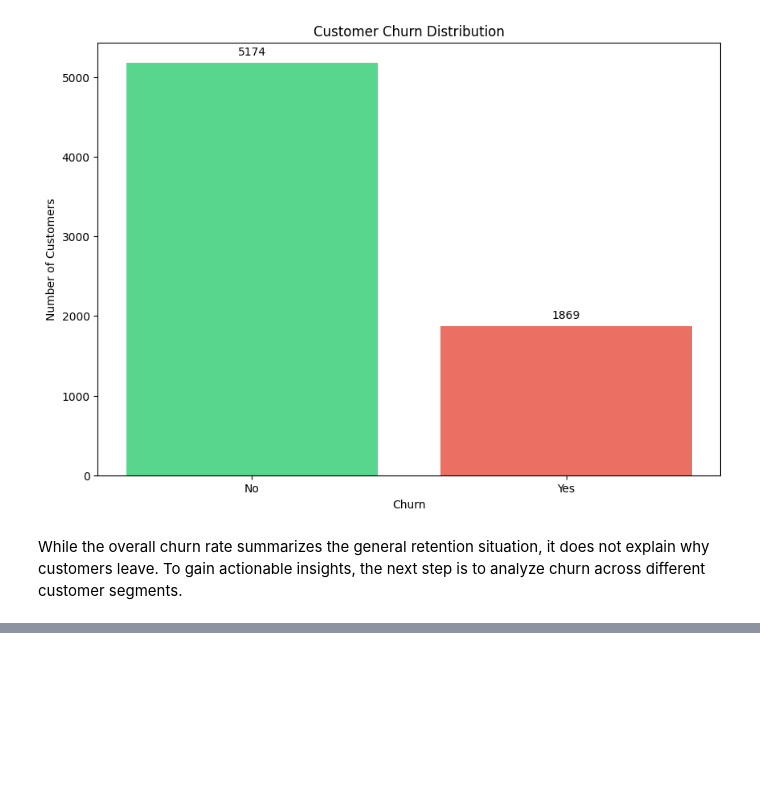
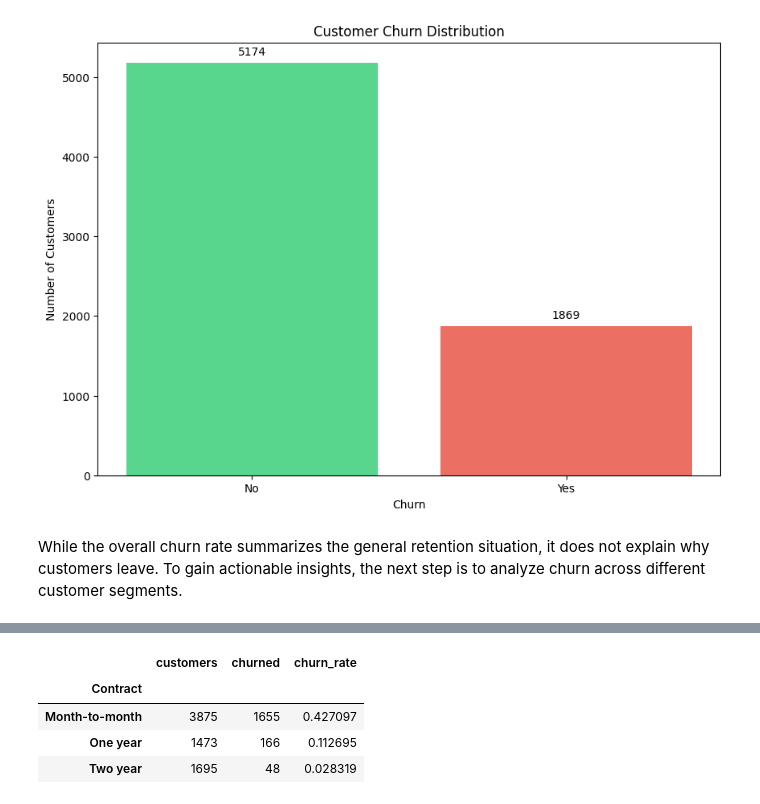
Before and after one commit to Zakat-pm/telecom-customer-churn-analysis, a Jupyter notebook: notebooks/01_data_overview.ipynb, the cells around one changed output, grey strips where cells are left out. Drawn from its saved outputs; the diff is of its cells as text; code cells hidden in the pictures; blank space fills up the shorter version.

```diff
--- a/notebooks/01_data_overview.ipynb
+++ b/notebooks/01_data_overview.ipynb
@@ -169,0 +185,19 @@ To gain actionable insights, the next step is to analyze churn across different
+# %%
+contract_summary = (
+    df.assign(churn_flag=(df["Churn"] == "Yes").astype(int))
+      .groupby("Contract", as_index=True)
+      .agg(
+          customers=("churn_flag", "size"),
+          churned=("churn_flag", "sum")
+      )
+      .assign(churn_rate=lambda x: x["churned"] / x["customers"])
+      .sort_values("churn_rate", ascending=False)
+)
+
+contract_summary
+# %% [output]
+|  | customers | churned | churn_rate |
+| Contract |  |  |  |
+| Month-to-month | 3875 | 1655 | 0.427097 |
+| One year | 1473 | 166 | 0.112695 |
+| Two year | 1695 | 48 | 0.028319 |
```
Also changed, not shown: parts of 5 cells of this notebook.
